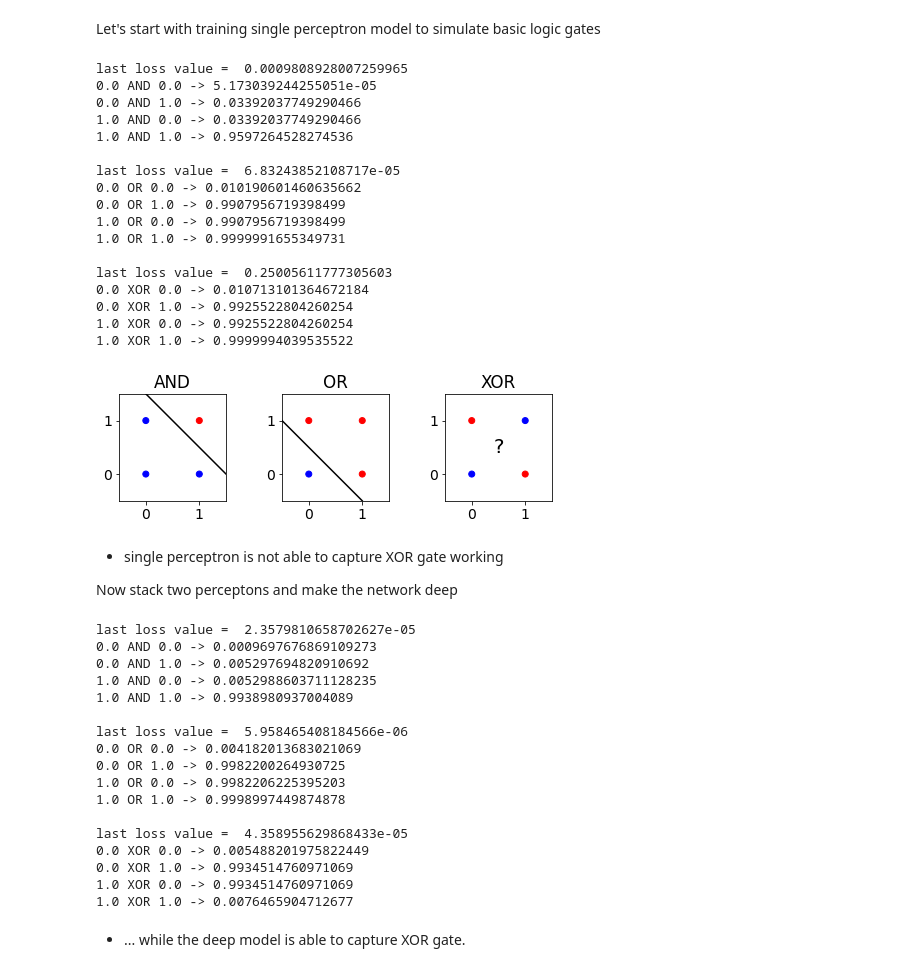
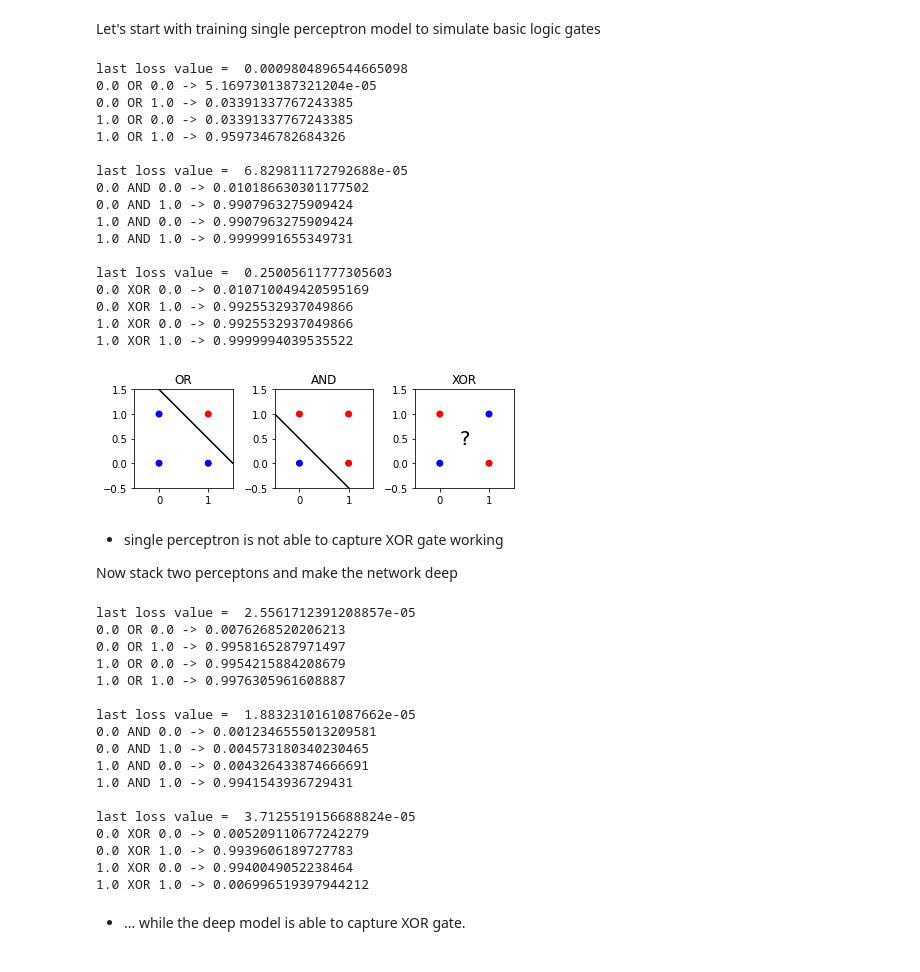
Before and after one commit to jarek-pawlowski/machine-learning-applications, a Jupyter notebook: preliminary_problems.ipynb, the cells around one changed output. Saved outputs shown, nothing was run; the diff lists cells and outputs as text; code cells hidden in the pictures.

```diff
--- a/preliminary_problems.ipynb
+++ b/preliminary_problems.ipynb
@@ -16,9 +16,10 @@ Let's start with training single perceptron model to simulate basic logic gates
 # %%
 # define basic logic gates
 X = torch.tensor([[0,0], [0,1], [1,0], [1,1]], dtype=torch.float32)
-gates = ("AND", "OR", "XOR")
+gates = ("OR", "AND", "XOR")
+# labels
+Y_or = torch.tensor([0, 1, 1, 1], dtype=torch.float32).view(-1, 1)
 Y_and = torch.tensor([0, 0, 0, 1], dtype=torch.float32).view(-1, 1)
-Y_or = torch.tensor([0, 1, 1, 1], dtype=torch.float32).view(-1, 1)
 Y_xor = torch.tensor([0, 1, 1, 0], dtype=torch.float32).view(-1, 1)
 
 # let's define a model
@@ -62,45 +63,45 @@ for gate, y_gt in zip(gates, (Y_and, Y_or, Y_xor)):
         print("{} {} {} -> {}".format(x[0].item(), gate, x[1].item(), model(x).item()))
     print()
 # %% [output]
-last loss value =  0.0009808928007259965
-0.0 AND 0.0 -> 5.173039244255051e-05
-0.0 AND 1.0 -> 0.03392037749290466
-1.0 AND 0.0 -> 0.03392037749290466
-1.0 AND 1.0 -> 0.9597264528274536
+last loss value =  0.0009804896544665098
+0.0 OR 0.0 -> 5.1697301387321204e-05
+0.0 OR 1.0 -> 0.03391337767243385
+1.0 OR 0.0 -> 0.03391337767243385
+1.0 OR 1.0 -> 0.9597346782684326
 
-last loss value =  6.83243852108717e-05
-0.0 OR 0.0 -> 0.010190601460635662
-0.0 OR 1.0 -> 0.9907956719398499
-1.0 OR 0.0 -> 0.9907956719398499
-1.0 OR 1.0 -> 0.9999991655349731
+last loss value =  6.829811172792688e-05
+0.0 AND 0.0 -> 0.010186630301177502
+0.0 AND 1.0 -> 0.9907963275909424
+1.0 AND 0.0 -> 0.9907963275909424
+1.0 AND 1.0 -> 0.9999991655349731
 
 last loss value =  0.25005611777305603
-0.0 XOR 0.0 -> 0.010713101364672184
-0.0 XOR 1.0 -> 0.9925522804260254
-1.0 XOR 0.0 -> 0.9925522804260254
+0.0 XOR 0.0 -> 0.010710049420595169
+0.0 XOR 1.0 -> 0.9925532937049866
+1.0 XOR 0.0 -> 0.9925532937049866
 1.0 XOR 1.0 -> 0.9999994039535522
 # %%
 import matplotlib.pyplot as plt
 
-for i, Y in enumerate([Y_and, Y_or, Y_xor]):
+for i, Y in enumerate([Y_or, Y_and, Y_xor]):
     ax = plt.subplot(131 + i)
     ax.set_xlim([-0.5, 1.5])
     ax.set_ylim([-0.5, 1.5])
     ax.set_aspect('equal')
 
     plt.title(gates[i])
     plt.scatter(*zip(*X), c=Y, cmap='bwr')
 
     if i == 0:
         plt.plot([0, 1.5], [1.5, 0], 'k')
     elif i == 1:
         plt.plot([-0.5, 1], [1, -0.5], 'k')
     else:
         plt.text(0.5, 0.5, s="?", fontsize=20, ha='center', va='center')
 
 plt.tight_layout()
 # %% [output]
-[figure, old version]
+[figure, new version]
 # %% [markdown]
 - single perceptron is not able to capture XOR gate working
 
@@ -110,7 +111,7 @@ class PerceptronDeep(torch.nn.Module):
     # constructor
     def __init__(self, hidden_size):
         super(PerceptronDeep, self).__init__()
-        self.hidden_layer = nn.Linear(1, hidden_size)
+        self.hidden_layer = nn.Linear(2, hidden_size)
         self.output_layer = nn.Linear(hidden_size, 1)
         self.sigmoid = nn.Sigmoid()
     # mathod called once the model is executed
@@ -127,7 +128,7 @@ optimizer = optim.SGD(model.parameters(), lr=0.5)
 # train
 N_epochs = 100000
 
-for gate, y_gt in zip(gates, (Y_and, Y_or, Y_xor)):
+for gate, y_gt in zip(gates, (Y_or, Y_and, Y_xor)):
     train_loss = []
     model.train()  # turn on the training mode
     for _ in range(N_epochs):
@@ -148,23 +149,23 @@ for gate, y_gt in zip(gates, (Y_and, Y_or, Y_xor)):
         print("{} {} {} -> {}".format(x[0].item(), gate, x[1].item(), model(x).item()))
     print()
 # %% [output]
-last loss value =  2.3579810658702627e-05
-0.0 AND 0.0 -> 0.0009697676869109273
-0.0 AND 1.0 -> 0.005297694820910692
-1.0 AND 0.0 -> 0.0052988603711128235
-1.0 AND 1.0 -> 0.9938980937004089
+last loss value =  2.5561712391208857e-05
+0.0 OR 0.0 -> 0.0076268520206213
+0.0 OR 1.0 -> 0.9958165287971497
+1.0 OR 0.0 -> 0.9954215884208679
+1.0 OR 1.0 -> 0.9976305961608887
 
-last loss value =  5.958465408184566e-06
-0.0 OR 0.0 -> 0.004182013683021069
-0.0 OR 1.0 -> 0.9982200264930725
-1.0 OR 0.0 -> 0.9982206225395203
-1.0 OR 1.0 -> 0.9998997449874878
+last loss value =  1.8832310161087662e-05
+0.0 AND 0.0 -> 0.0012346555013209581
+0.0 AND 1.0 -> 0.004573180340230465
+1.0 AND 0.0 -> 0.004326433874666691
+1.0 AND 1.0 -> 0.9941543936729431
 
-last loss value =  4.358955629868433e-05
-0.0 XOR 0.0 -> 0.005488201975822449
-0.0 XOR 1.0 -> 0.9934514760971069
-1.0 XOR 0.0 -> 0.9934514760971069
-1.0 XOR 1.0 -> 0.0076465904712677
+last loss value =  3.7125519156688824e-05
+0.0 XOR 0.0 -> 0.005209110677242279
+0.0 XOR 1.0 -> 0.9939606189727783
+1.0 XOR 0.0 -> 0.9940049052238464
+1.0 XOR 1.0 -> 0.006996519397944212
 # %% [markdown]
 - ... while the deep model is able to capture XOR gate.
 # %% [markdown]
```
